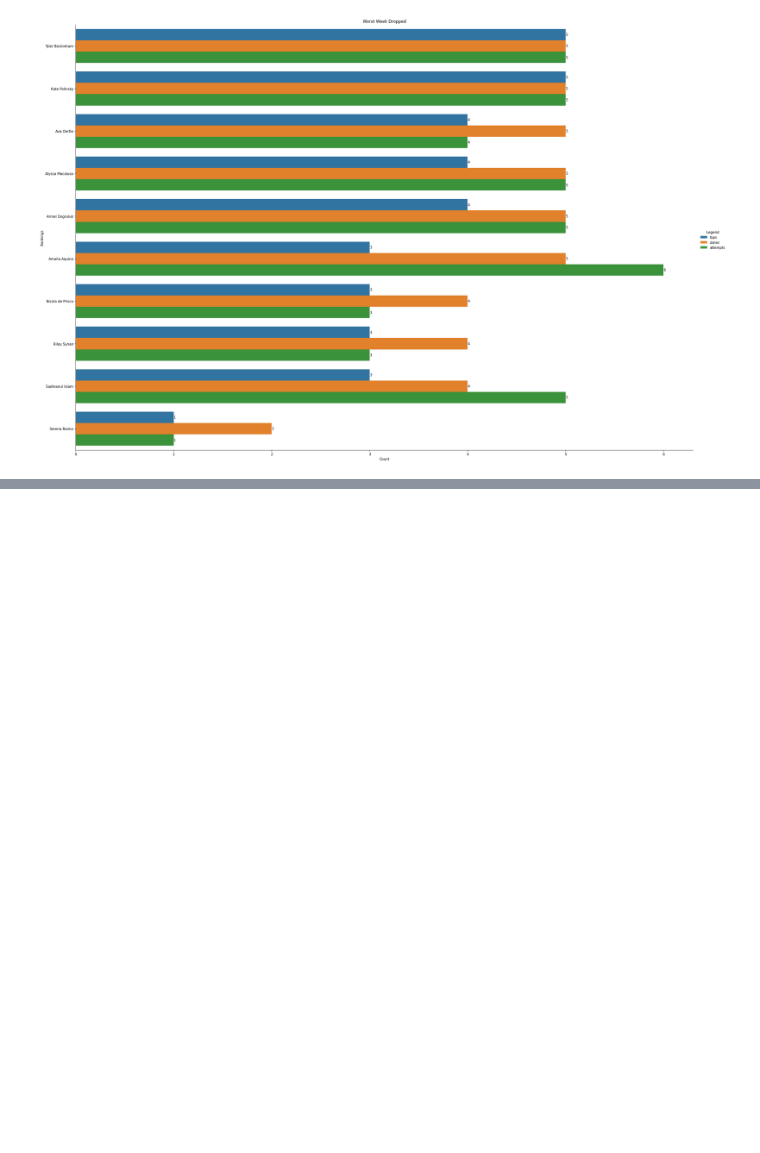
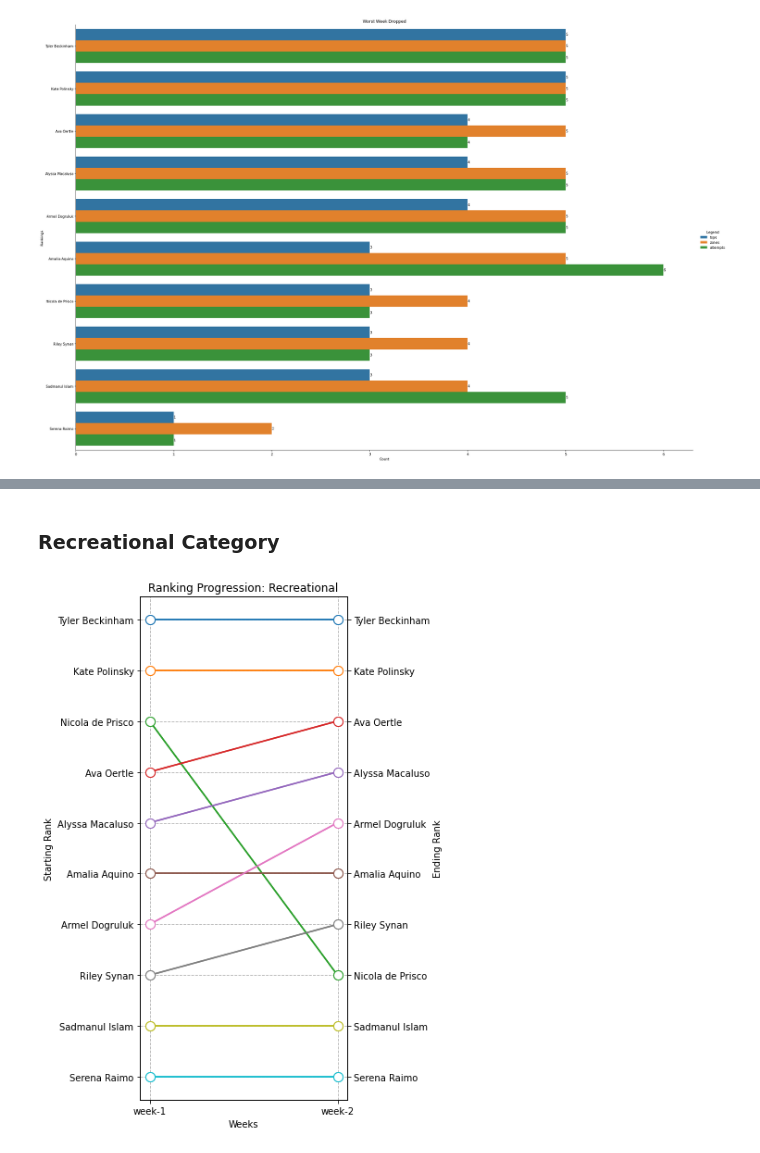
Before and after one commit to jamal-ahmad/bkb-league-scores, a Jupyter notebook: climbing-results.ipynb, the cells around one changed output, grey strips where cells are left out. Saved outputs shown, nothing was run; the diff lists cells and outputs as text; code cells hidden in the pictures; blank space fills up the shorter version.

```diff
--- a/climbing-results.ipynb
+++ b/climbing-results.ipynb
@@ -281,0 +369,6 @@ Ranking (Worst Week Dropped)
+# %% [markdown]
+### Recreational Category
+# %%
+plot_rank_progression(weekly_ranks("recreational"), "Ranking Progression: Recreational")
+# %% [output]
+[figure, added]
```
Also changed, not shown: parts of 15 cells of this notebook, 1 other file.
